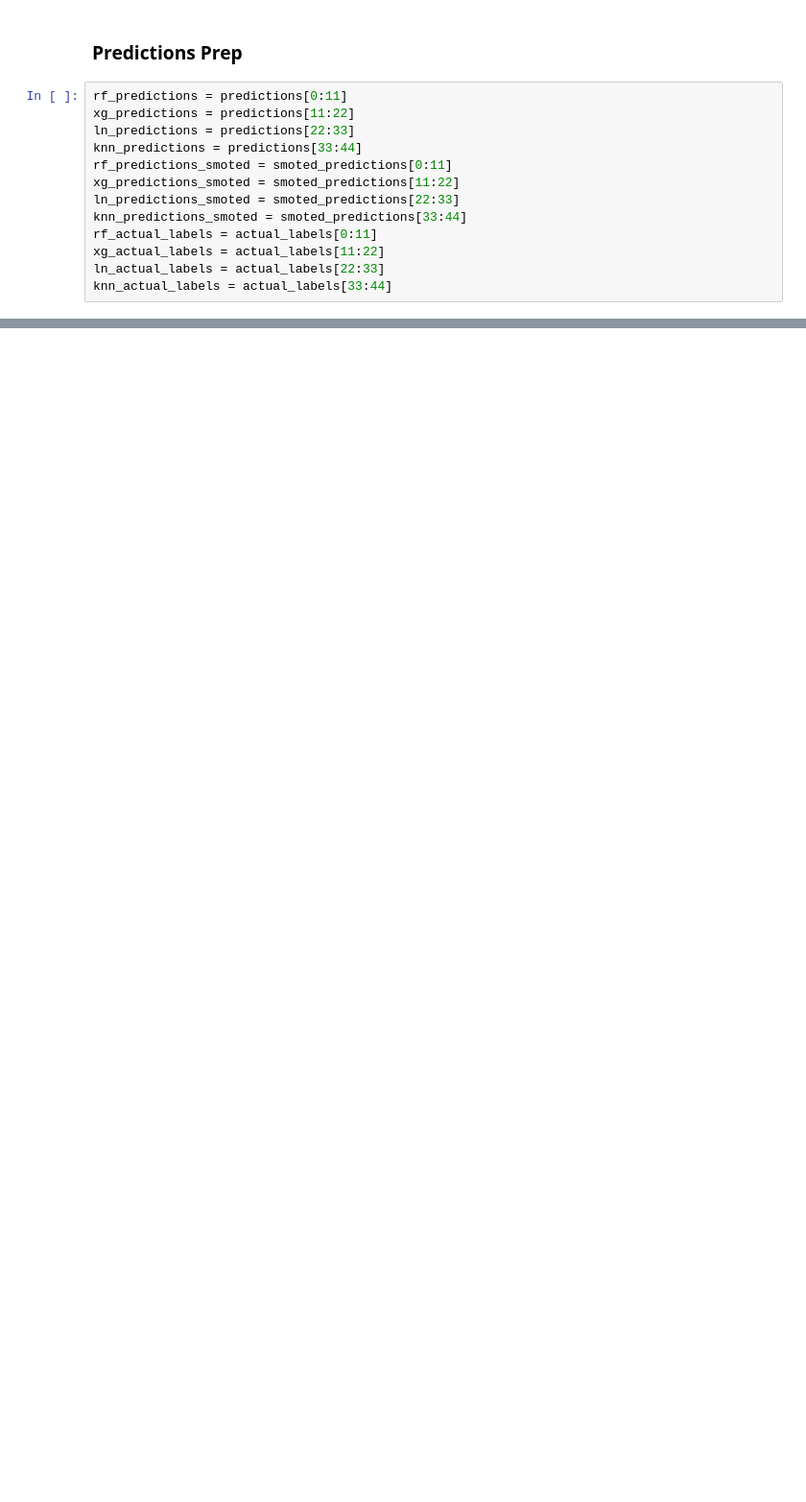
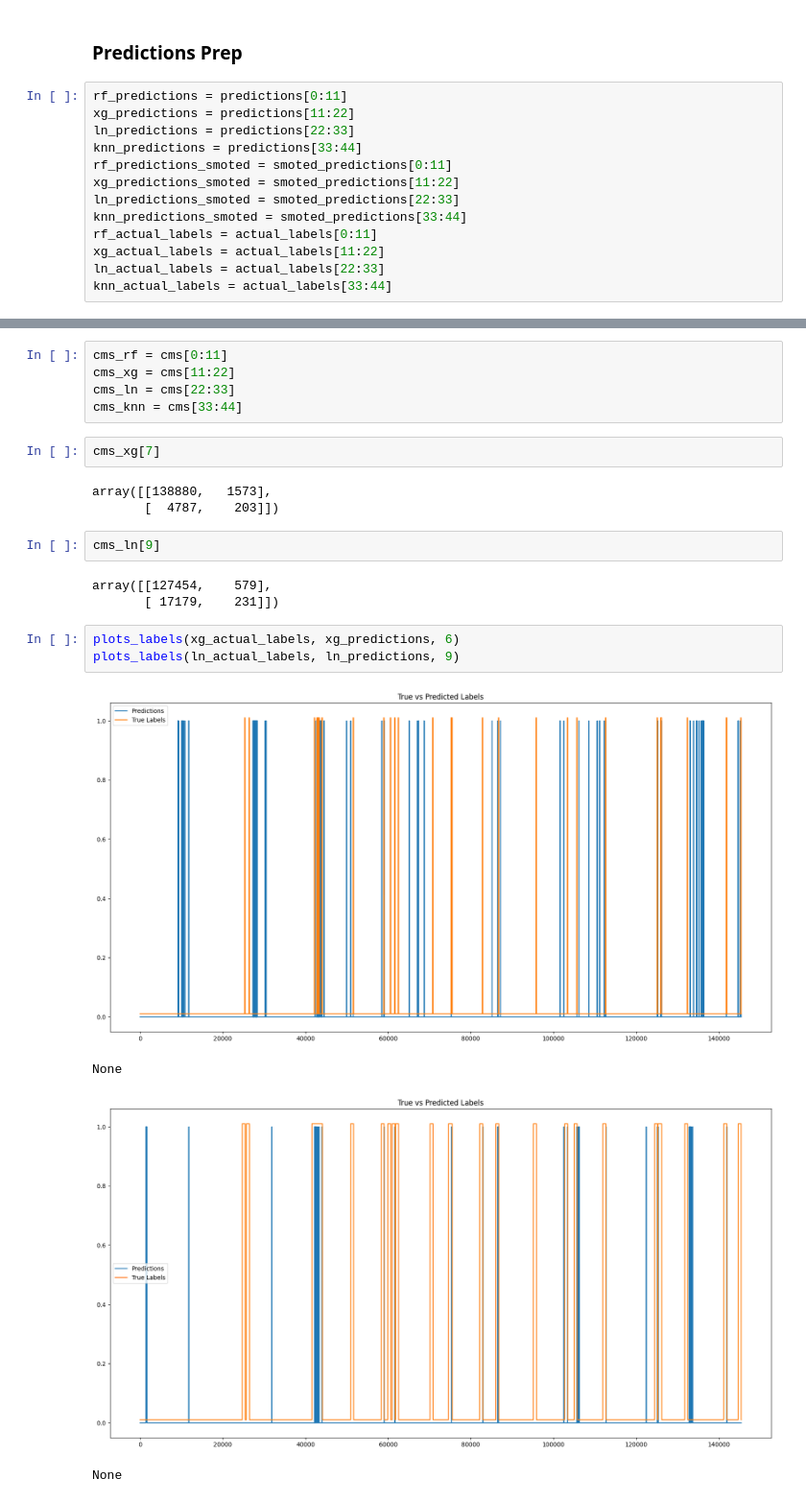
Before and after one commit to Svet0zar/ISIS-Ion-Source-Reliability, a Jupyter notebook: user run preprocessing/StructuredRun.ipynb, the cells around one changed output, grey strips where cells are left out. Shown at 96% size. Saved outputs shown, nothing was run; the diff lists cells and outputs as text; blank space fills up the shorter version.

```diff
--- a/user run preprocessing/StructuredRun.ipynb
+++ b/user run preprocessing/StructuredRun.ipynb
@@ -576,0 +727,23 @@ plt.show()
+# %%
+cms_rf = cms[0:11]
+cms_xg = cms[11:22]
+cms_ln = cms[22:33]
+cms_knn = cms[33:44]
+# %%
+cms_xg[7]
+# %% [output]
+array([[138880,   1573],
+       [  4787,    203]])
+# %%
+cms_ln[9]
+# %% [output]
+array([[127454,    579],
+       [ 17179,    231]])
+# %%
+plots_labels(xg_actual_labels, xg_predictions, 6)
+plots_labels(ln_actual_labels, ln_predictions, 9)
+# %% [output]
+[figure, added]
+None
+[figure, added]
+None
```
Also changed, not shown: parts of 13 cells of this notebook.
